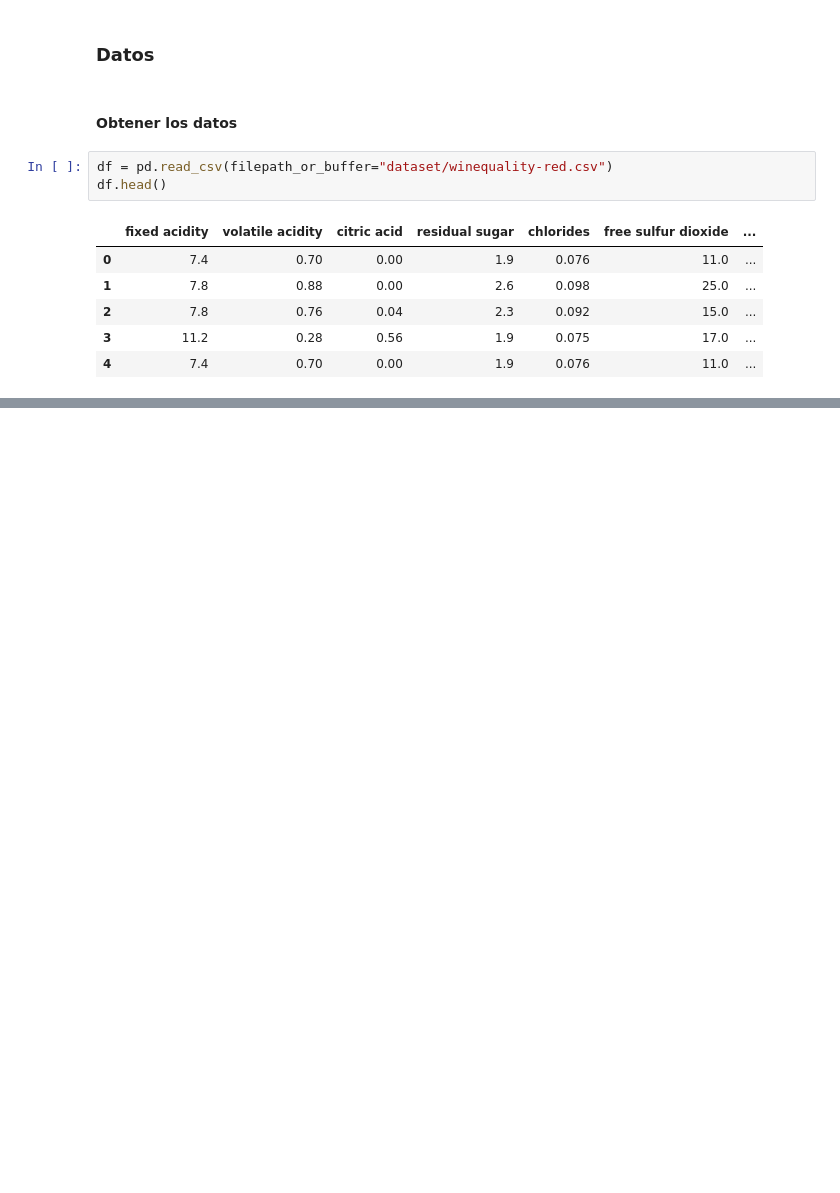
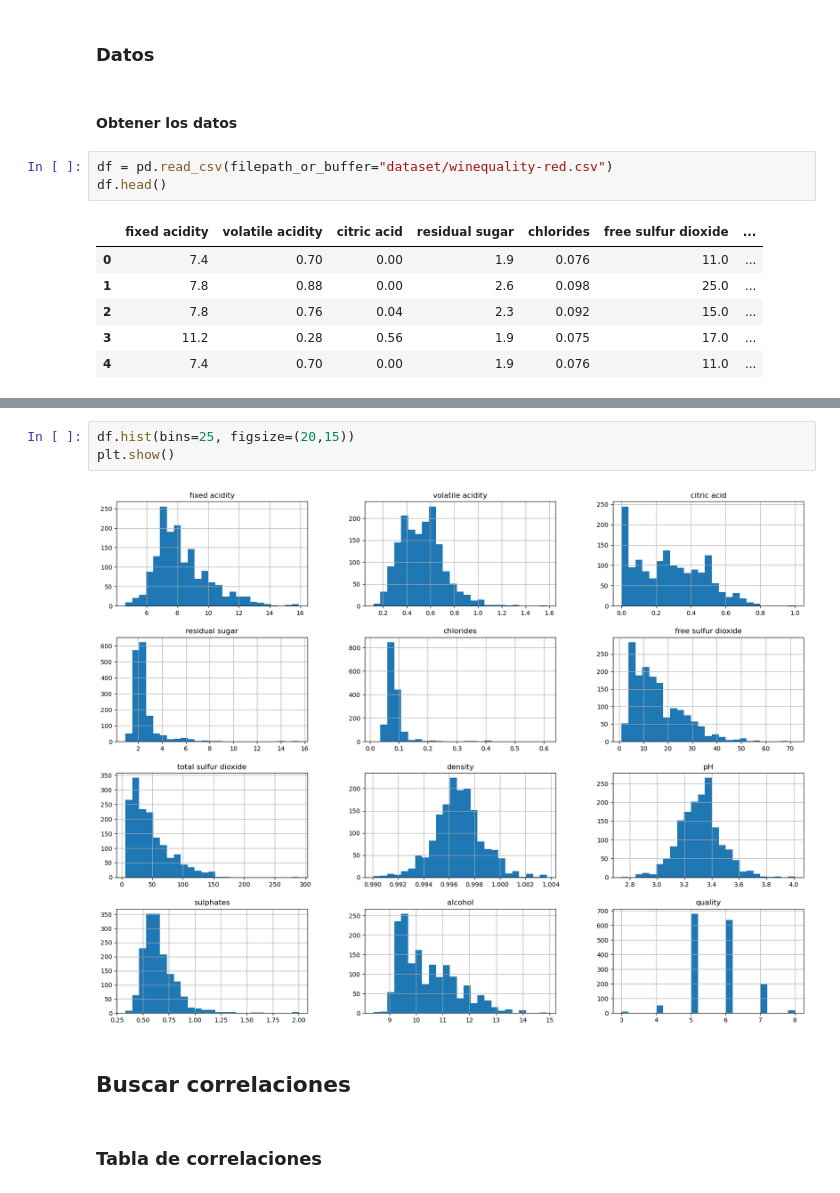
Before and after one commit to braiso-22/ejercicio-valoracion-vinos, a Jupyter notebook: ml-vinos.ipynb, the cells around one changed output, grey strips where cells are left out. Saved outputs shown, nothing was run; the diff lists cells and outputs as text; blank space fills up the shorter version.

```diff
--- a/ml-vinos.ipynb
+++ b/ml-vinos.ipynb
@@ -40,0 +77,9 @@ df.head()
+# %%
+df.hist(bins=25, figsize=(20,15))
+plt.show()
+# %% [output]
+[figure, added]
+# %% [markdown]
+## Buscar correlaciones
+# %% [markdown]
+###  Tabla de correlaciones
```
Also changed, not shown: parts of 58 cells of this notebook.
